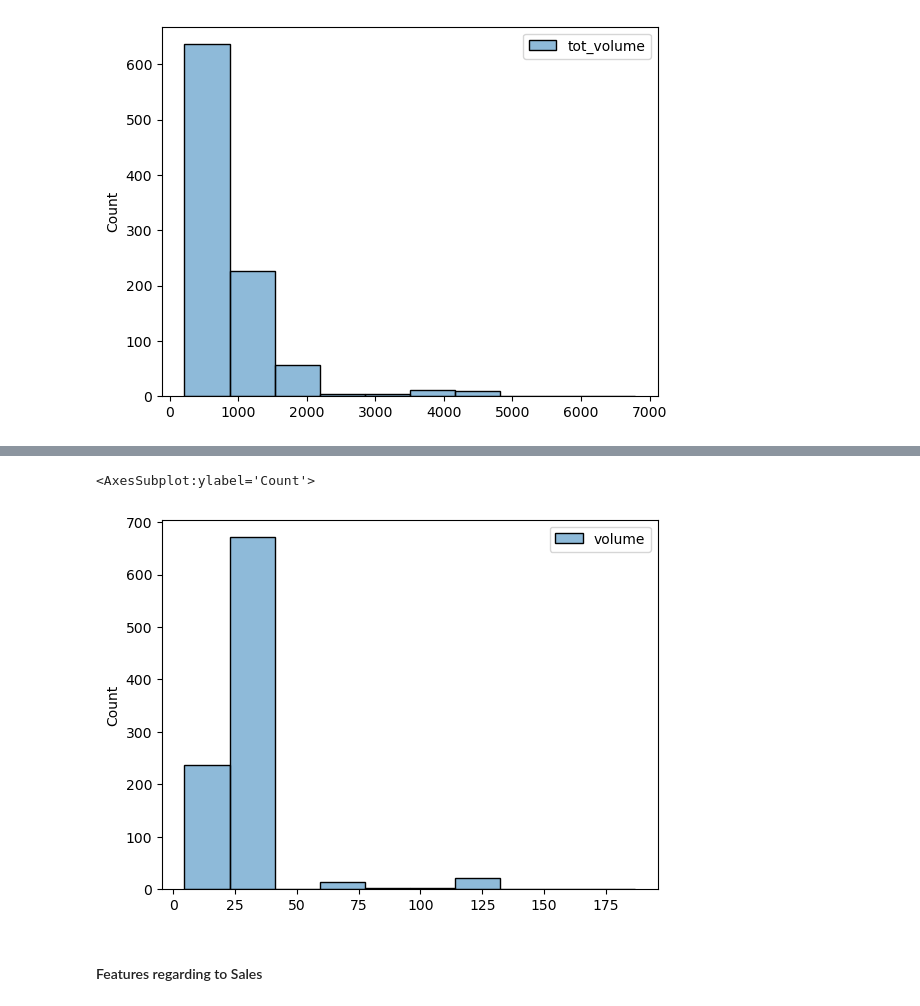
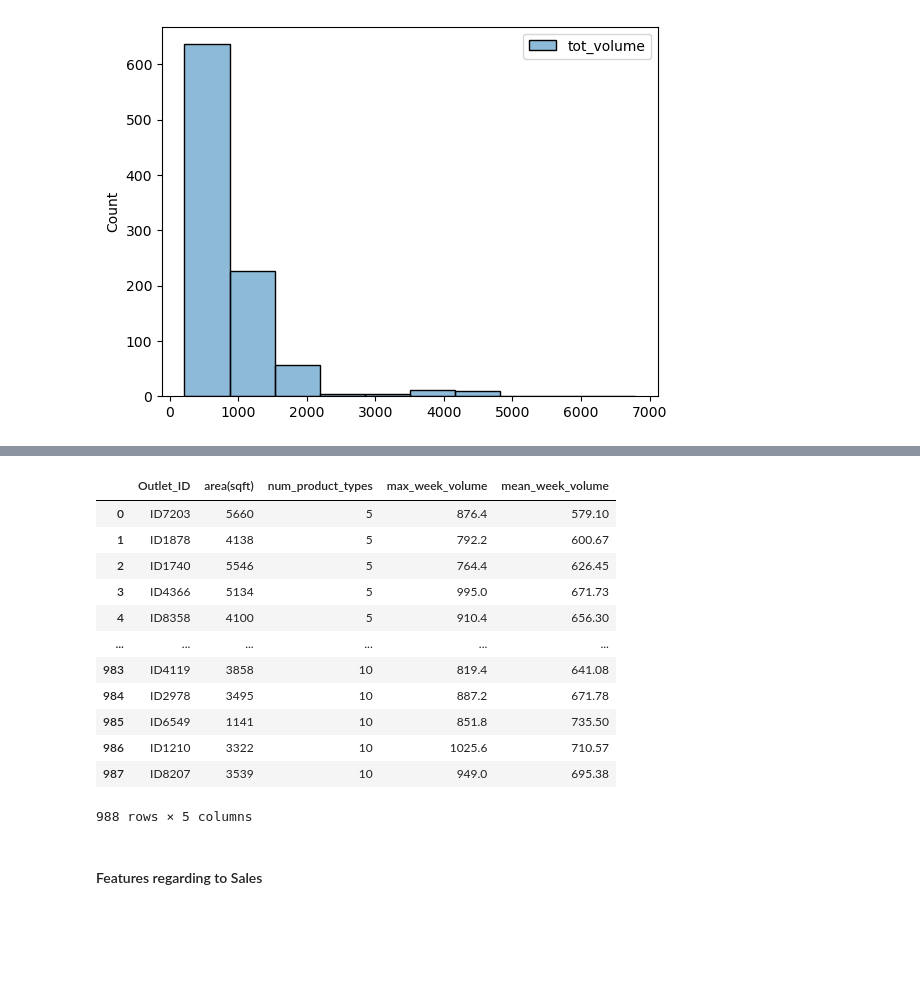
Before and after one commit to navindu-ds/DataStorm-4, a Jupyter notebook: Semifinal Round/semifinals-notebook.ipynb, the cells around one changed output, grey strips where cells are left out. Drawn from its saved outputs; the diff is of its cells as text; code cells hidden in the pictures; blank space fills up the shorter version.

```diff
--- a/Semifinal Round/semifinals-notebook.ipynb
+++ b/Semifinal Round/semifinals-notebook.ipynb
@@ -584,7 +531,28 @@ rolling_6_avg_vol
-# %%
-sns.histplot(data=rolling_6_avg_vol, bins=10)
-# %% [output]
-<AxesSubplot:ylabel='Count'>
-[figure, removed]
+# %%
+# adding the mean volume of items sold and max volume of items sold in a particular week into the dataset
+
+max_week_volume.rename(columns={'tot_volume':'max_week_volume'}, inplace=True)
+max_week_volume = max_week_volume.reset_index()
+outlet_table = pd.merge(outlet_table, max_week_volume)
+
+mean_week_volume.rename(columns={'tot_volume':'mean_week_volume'}, inplace=True)
+mean_week_volume = mean_week_volume.reset_index()
+outlet_table = pd.merge(outlet_table, mean_week_volume)
+# %%
+outlet_table
+# %% [output]
+|  | Outlet_ID | area(sqft) | num_product_types | max_week_volume | mean_week_volume |
+| 0 | ID7203 | 5660 | 5 | 876.4 | 579.10 |
+| 1 | ID1878 | 4138 | 5 | 792.2 | 600.67 |
+| 2 | ID1740 | 5546 | 5 | 764.4 | 626.45 |
+| 3 | ID4366 | 5134 | 5 | 995.0 | 671.73 |
+| 4 | ID8358 | 4100 | 5 | 910.4 | 656.30 |
+| ... | ... | ... | ... | ... | ... |
+| 983 | ID4119 | 3858 | 10 | 819.4 | 641.08 |
+| 984 | ID2978 | 3495 | 10 | 887.2 | 671.78 |
+| 985 | ID6549 | 1141 | 10 | 851.8 | 735.50 |
+| 986 | ID1210 | 3322 | 10 | 1025.6 | 710.57 |
+| 987 | ID8207 | 3539 | 10 | 949.0 | 695.38 |
+988 rows × 5 columns
 # %% [markdown]
 #### Features regarding to Sales
```
Also changed, not shown: parts of 20 cells of this notebook.
